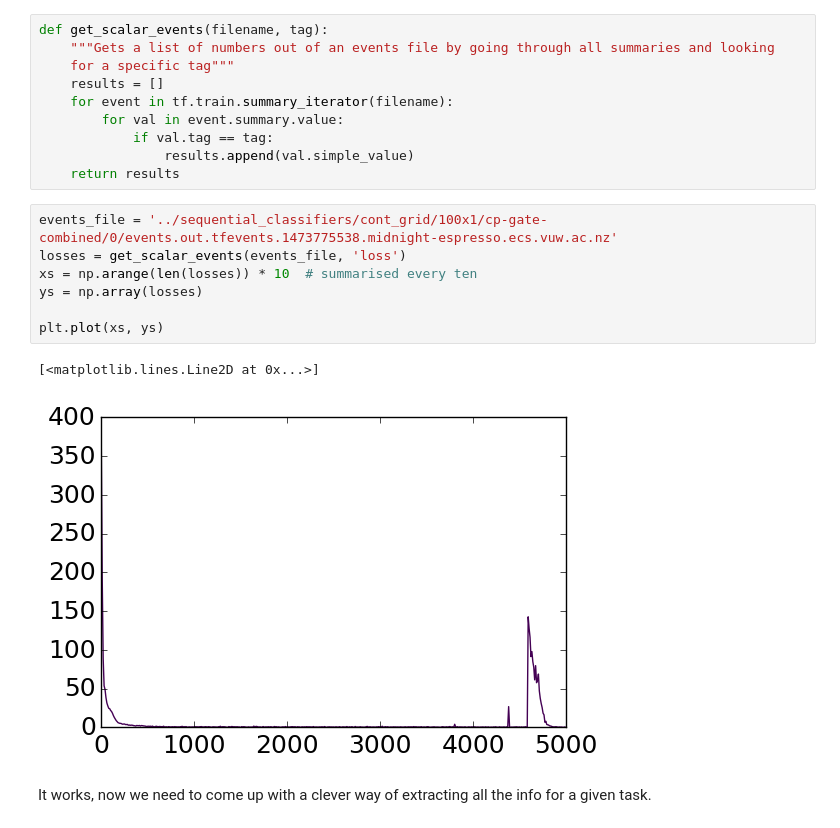
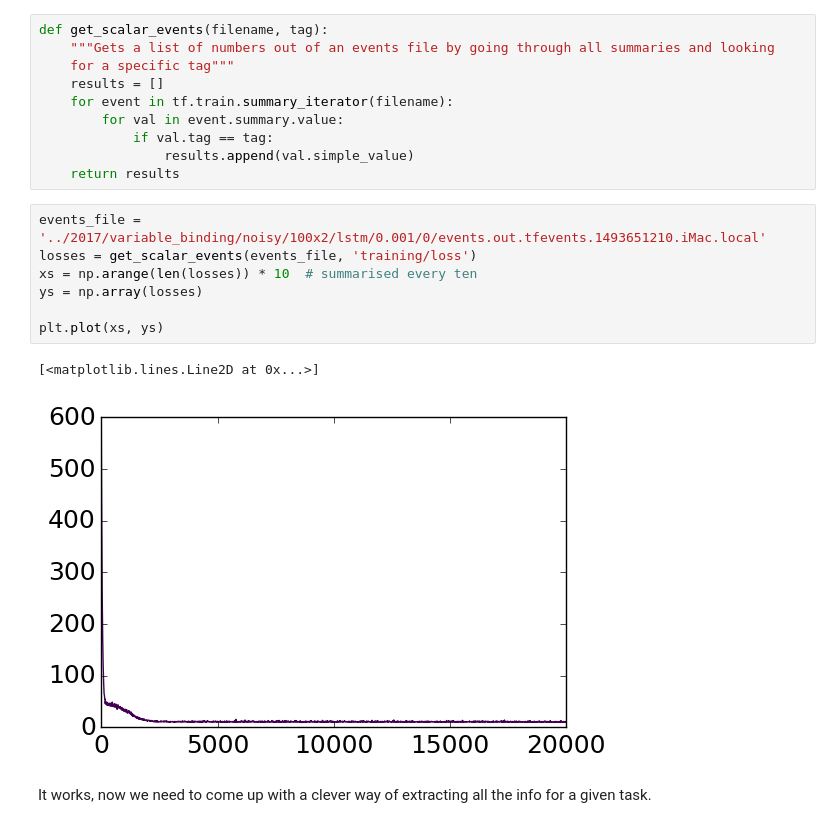
Before and after one commit to PFCM/489-notebooks, a Jupyter notebook: variable_binding.ipynb, the cells around one changed output. Cells and saved outputs as stored; diff of their text form.

```diff
--- a/variable_binding.ipynb
+++ b/variable_binding.ipynb
@@ -27,15 +27,15 @@ def get_scalar_events(filename, tag):
                 results.append(val.simple_value)
     return results
 # %%
-events_file = '../sequential_classifiers/cont_grid/100x1/cp-gate-combined/0/events.out.tfevents.1473775538.midnight-espresso.ecs.vuw.ac.nz'
-losses = get_scalar_events(events_file, 'loss')
+events_file = '../2017/variable_binding/noisy/100x2/lstm/0.001/0/events.out.tfevents.1493651210.iMac.local'
+losses = get_scalar_events(events_file, 'training/loss')
 xs = np.arange(len(losses)) * 10  # summarised every ten
 ys = np.array(losses)
 
 plt.plot(xs, ys)
 # %% [output]
 [<matplotlib.lines.Line2D at 0x...>]
-[figure, old version]
+[figure, new version]
 # %% [markdown]
 It works, now we need to come up with a clever way of extracting all the info for a given task.
 # %%
```
Also changed, not shown: 1 other file.
